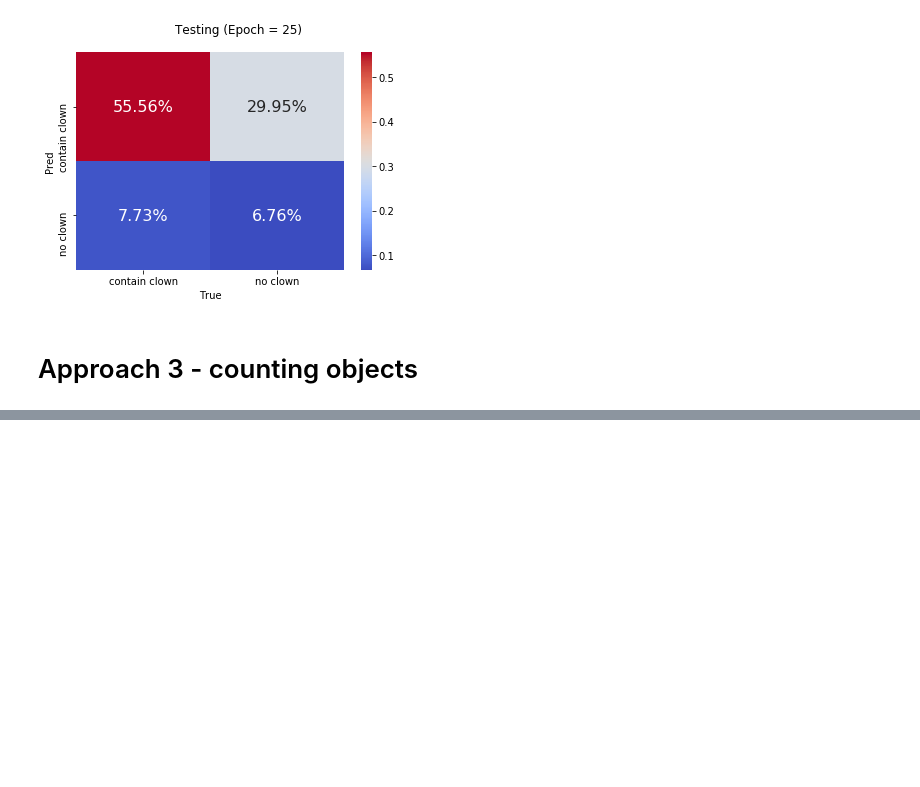
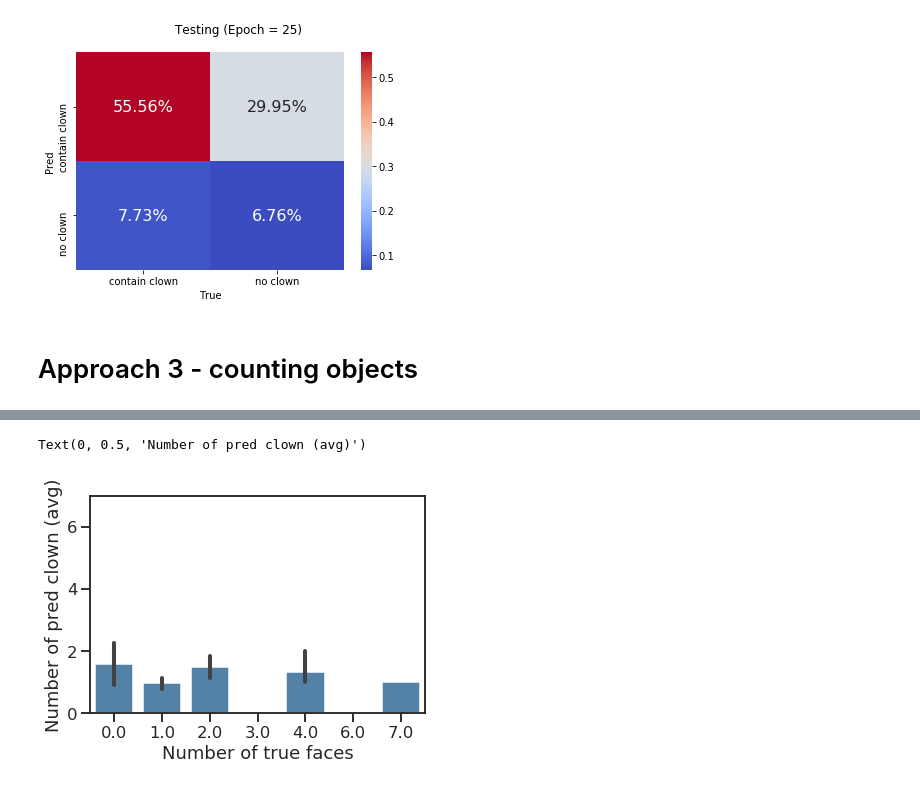
Before and after one commit to HannahhoHe/Fear-ReFactor-Mask-R-CNN-Transfer-Learning, a Jupyter notebook: MRCNN-clown-plottingMatrics.ipynb, the cells around one changed output, grey strips where cells are left out. Cells and saved outputs as stored; diff of their text form; code cells hidden in the pictures; blank space fills up the shorter version.

```diff
--- a/MRCNN-clown-plottingMatrics.ipynb
+++ b/MRCNN-clown-plottingMatrics.ipynb
@@ -213,0 +228,8 @@ plt.ylabel('Number of frames \n (Frequency)')
+# %%
+sns.barplot(data = data_without_true_clown, x = 'val_nface', y = '#clown', color='steelblue')
+plt.ylim(0, 7)
+plt.xlabel('Number of true faces')
+plt.ylabel('Number of pred clown (avg)')
+# %% [output]
+Text(0, 0.5, 'Number of pred clown (avg)')
+[figure, added]
```
Also changed, not shown: parts of 2 cells of this notebook.
